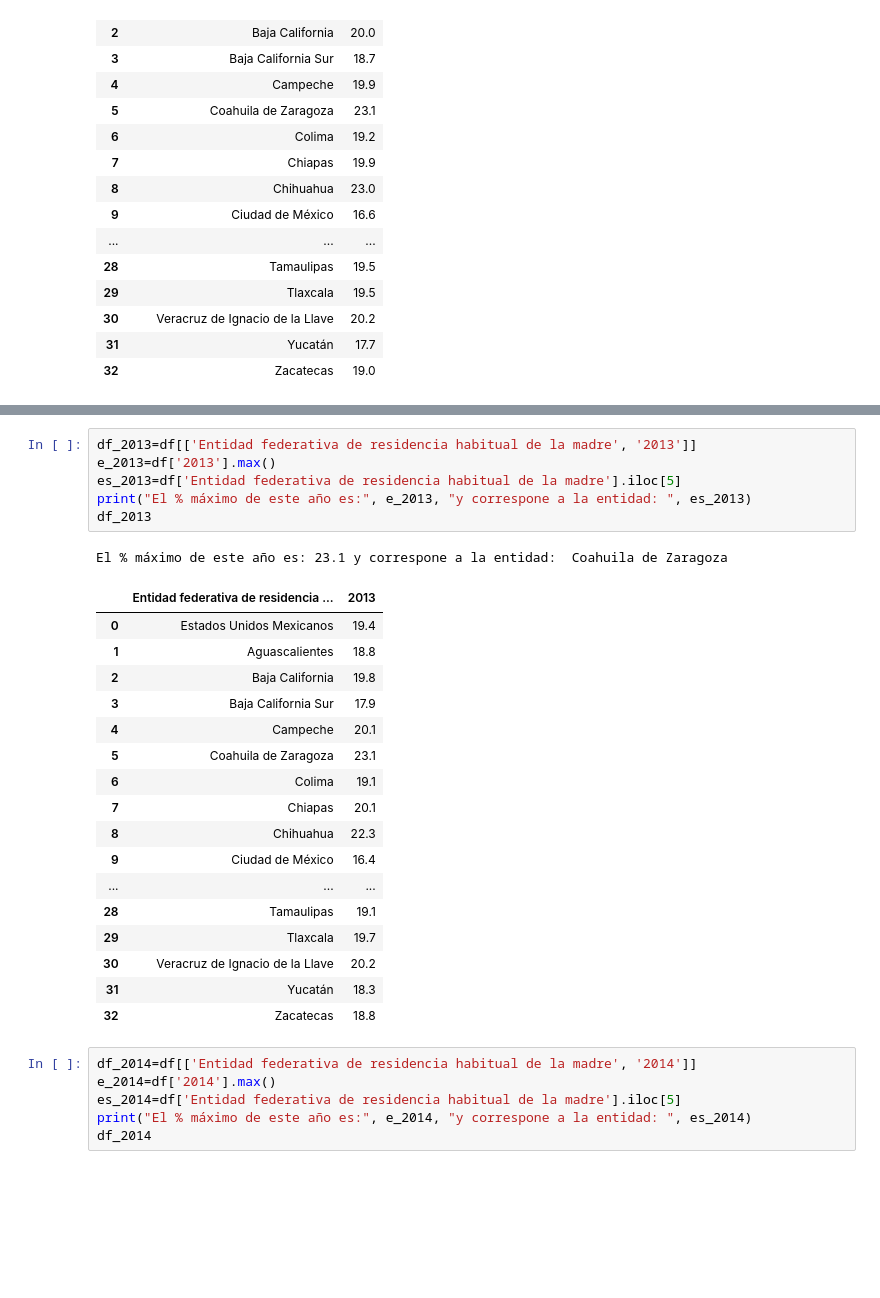
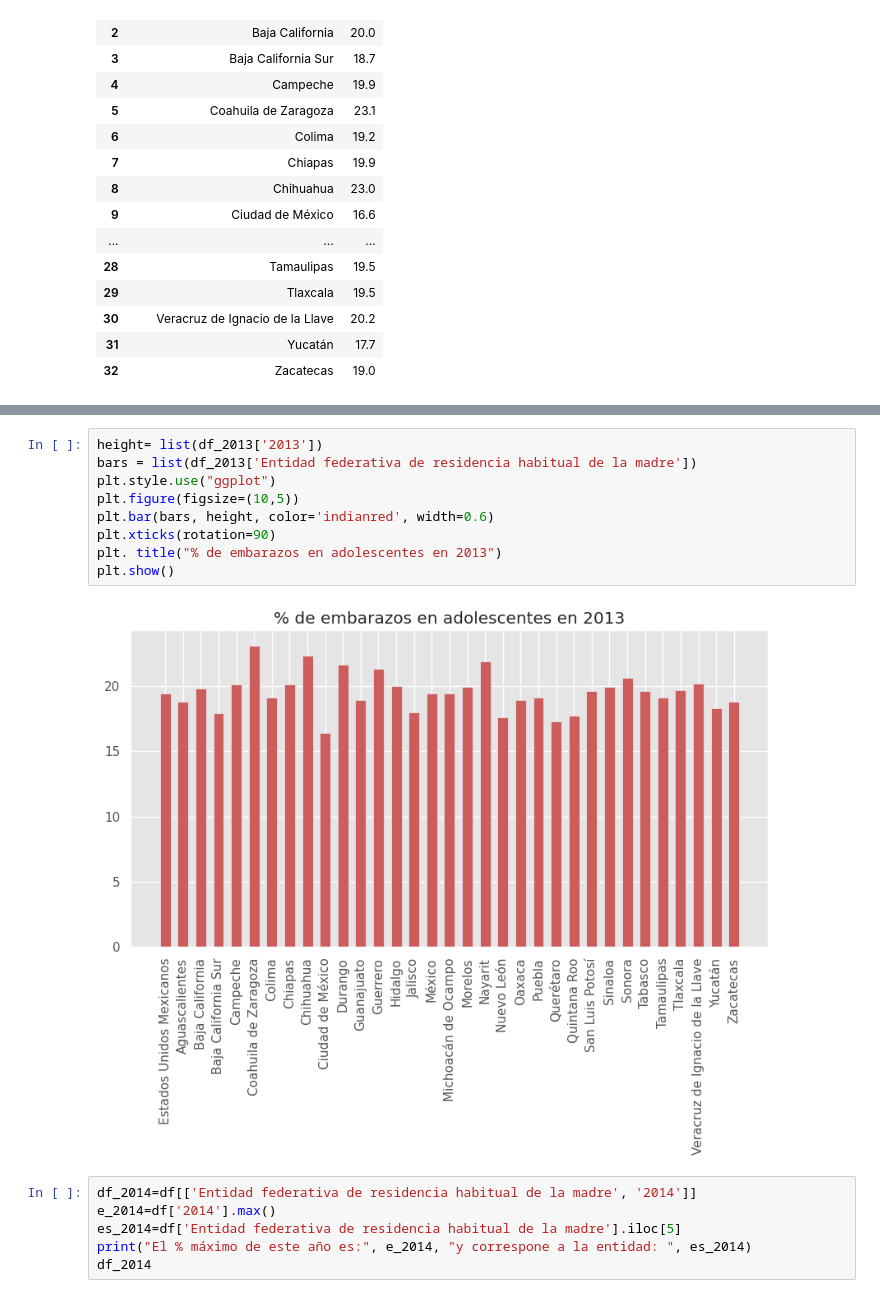
Before and after one commit to SaraElizabethGarciaCajero/Proyecto-ASE-I, a Jupyter notebook: S_ASE1.ipynb, the cells around one changed output, grey strips where cells are left out. Cells and saved outputs as stored; diff of their text form; blank space fills up the shorter version.

```diff
--- a/S_ASE1.ipynb
+++ b/S_ASE1.ipynb
@@ -229,31 +236,17 @@ El % máximo de este año es: 23.1 y correspone a la entidad:  Coahuila de Zarag
 | 30 | Veracruz de Ignacio de la Llave | 20.2 |
 | 31 | Yucatán | 18.3 |
 | 32 | Zacatecas | 18.8 |
-# %%
-df_2013=df[['Entidad federativa de residencia habitual de la madre', '2013']]
-e_2013=df['2013'].max()
-es_2013=df['Entidad federativa de residencia habitual de la madre'].iloc[5]
-print("El % máximo de este año es:", e_2013, "y correspone a la entidad: ", es_2013)
-df_2013
-# %% [output]
-El % máximo de este año es: 23.1 y correspone a la entidad:  Coahuila de Zaragoza
-|  | Entidad federativa de residencia ... | 2013 |
-| 0 | Estados Unidos Mexicanos | 19.4 |
-| 1 | Aguascalientes | 18.8 |
-| 2 | Baja California | 19.8 |
-| 3 | Baja California Sur | 17.9 |
-| 4 | Campeche | 20.1 |
-| 5 | Coahuila de Zaragoza | 23.1 |
-| 6 | Colima | 19.1 |
-| 7 | Chiapas | 20.1 |
-| 8 | Chihuahua | 22.3 |
-| 9 | Ciudad de México | 16.4 |
-| ... | ... | ... |
-| 28 | Tamaulipas | 19.1 |
-| 29 | Tlaxcala | 19.7 |
-| 30 | Veracruz de Ignacio de la Llave | 20.2 |
-| 31 | Yucatán | 18.3 |
-| 32 | Zacatecas | 18.8 |
+# %%
+height= list(df_2013['2013'])
+bars = list(df_2013['Entidad federativa de residencia habitual de la madre'])
+plt.style.use("ggplot")
+plt.figure(figsize=(10,5))
+plt.bar(bars, height, color='indianred', width=0.6)
+plt.xticks(rotation=90)
+plt. title("% de embarazos en adolescentes en 2013")
+plt.show()
+# %% [output]
+[figure, added]
 # %%
 df_2014=df[['Entidad federativa de residencia habitual de la madre', '2014']]
 e_2014=df['2014'].max()
```
Also changed, not shown: parts of 22 cells of this notebook.
